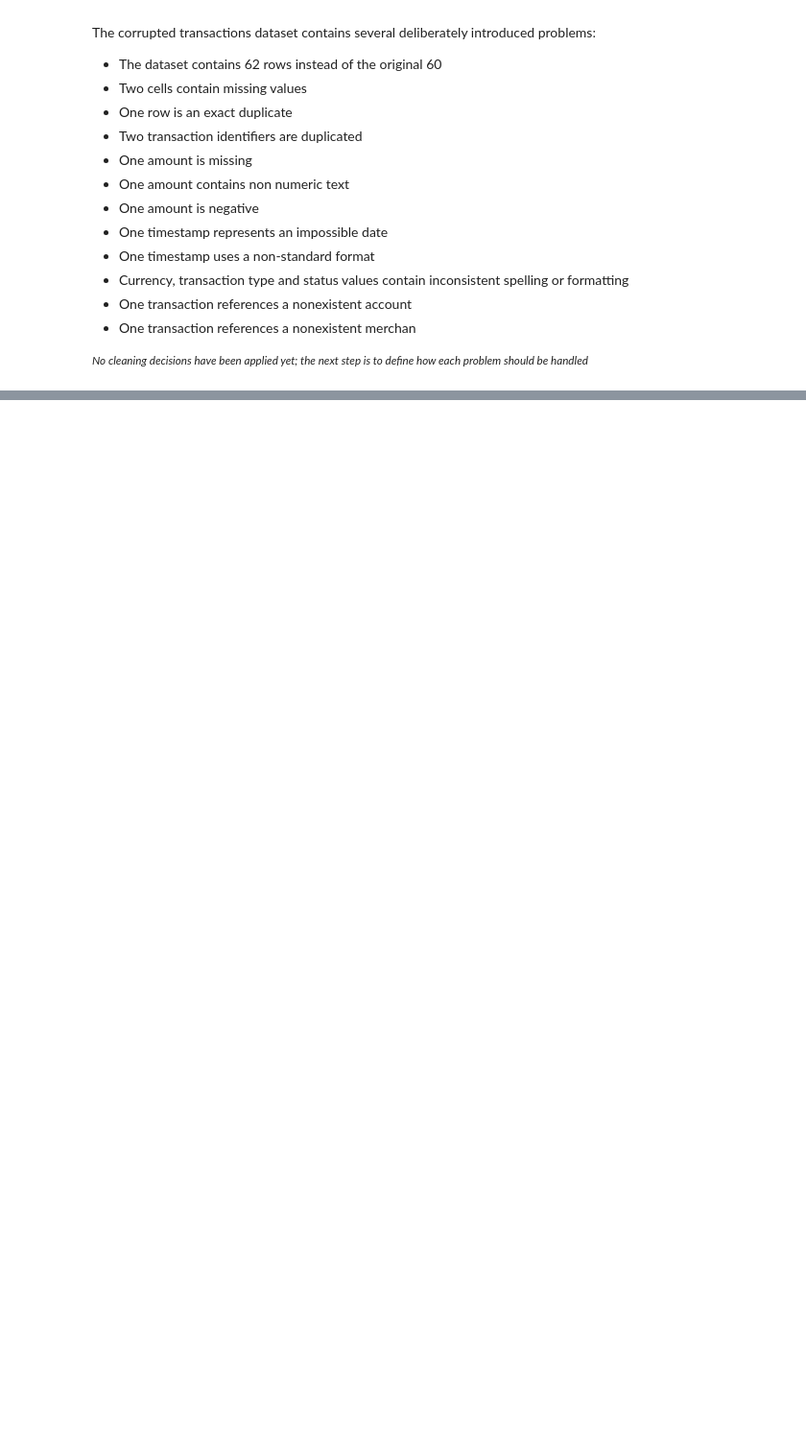
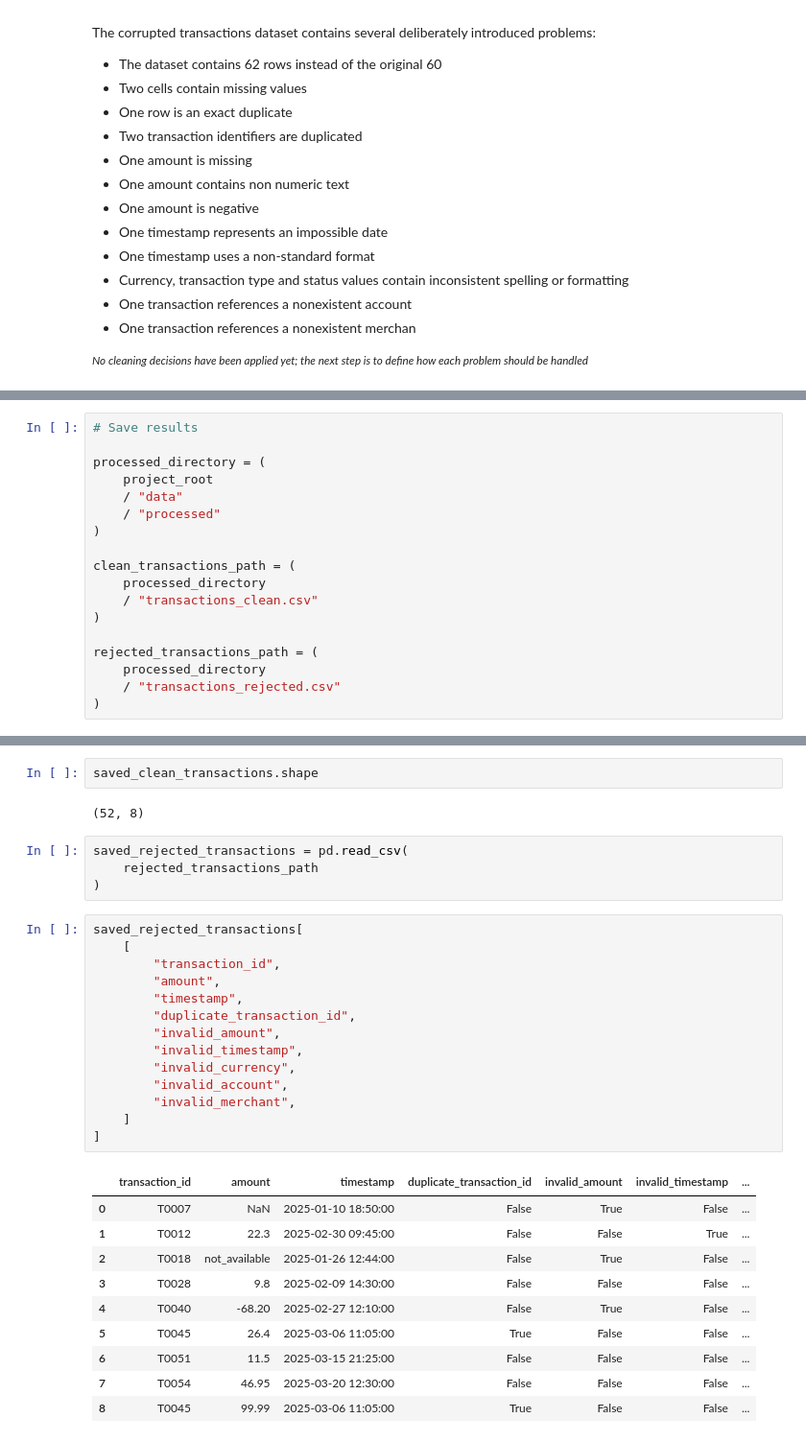
Before and after one commit to glezirene/transaction-intelligence, a Jupyter notebook: notebooks/02_data_quality.ipynb, the cells around one changed output, grey strips where cells are left out. Shown at 96% size. Drawn from its saved outputs; the diff is of its cells as text; blank space fills up the shorter version.

```diff
--- a/notebooks/02_data_quality.ipynb
+++ b/notebooks/02_data_quality.ipynb
@@ -428,0 +826,18 @@ The corrupted transactions dataset contains several deliberately introduced prob
+# %%
+# Save results
+
+processed_directory = (
+    project_root
+    / "data"
+    / "processed"
+)
+
+clean_transactions_path = (
+    processed_directory
+    / "transactions_clean.csv"
+)
+
+rejected_transactions_path = (
+    processed_directory
+    / "transactions_rejected.csv"
+)
@@ -428,0 +881,33 @@ The corrupted transactions dataset contains several deliberately introduced prob
+# %%
+saved_clean_transactions.shape
+# %% [output]
+(52, 8)
+# %%
+saved_rejected_transactions = pd.read_csv(
+    rejected_transactions_path
+)
+# %%
+saved_rejected_transactions[
+    [
+        "transaction_id",
+        "amount",
+        "timestamp",
+        "duplicate_transaction_id",
+        "invalid_amount",
+        "invalid_timestamp",
+        "invalid_currency",
+        "invalid_account",
+        "invalid_merchant",
+    ]
+]
+# %% [output]
+|  | transaction_id | amount | timestamp | duplicate_transaction_id | invalid_amount | invalid_timestamp | ... |
+| 0 | T0007 | NaN | 2025-01-10 18:50:00 | False | True | False | ... |
+| 1 | T0012 | 22.3 | 2025-02-30 09:45:00 | False | False | True | ... |
+| 2 | T0018 | not_available | 2025-01-26 12:44:00 | False | True | False | ... |
+| 3 | T0028 | 9.8 | 2025-02-09 14:30:00 | False | False | False | ... |
+| 4 | T0040 | -68.20 | 2025-02-27 12:10:00 | False | True | False | ... |
+| 5 | T0045 | 26.4 | 2025-03-06 11:05:00 | True | False | False | ... |
+| 6 | T0051 | 11.5 | 2025-03-15 21:25:00 | False | False | False | ... |
+| 7 | T0054 | 46.95 | 2025-03-20 12:30:00 | False | False | False | ... |
+| 8 | T0045 | 99.99 | 2025-03-06 11:05:00 | True | False | False | ... |
```
Also changed, not shown: parts of 46 cells of this notebook, 3 other files.
